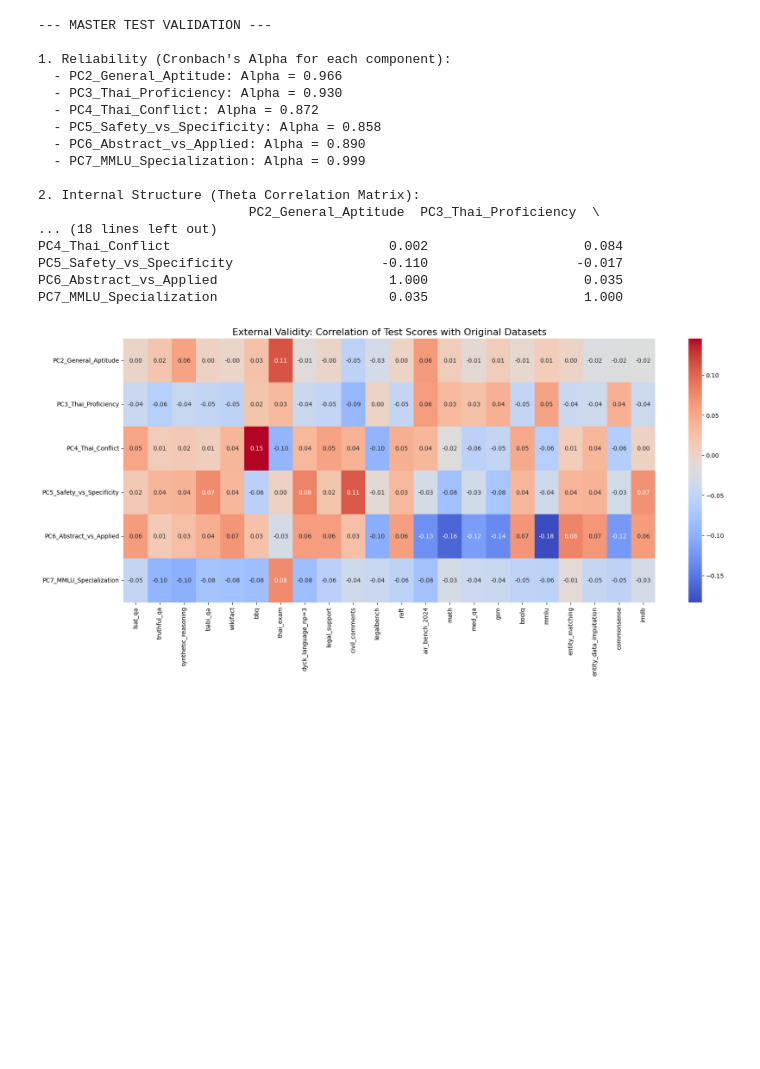
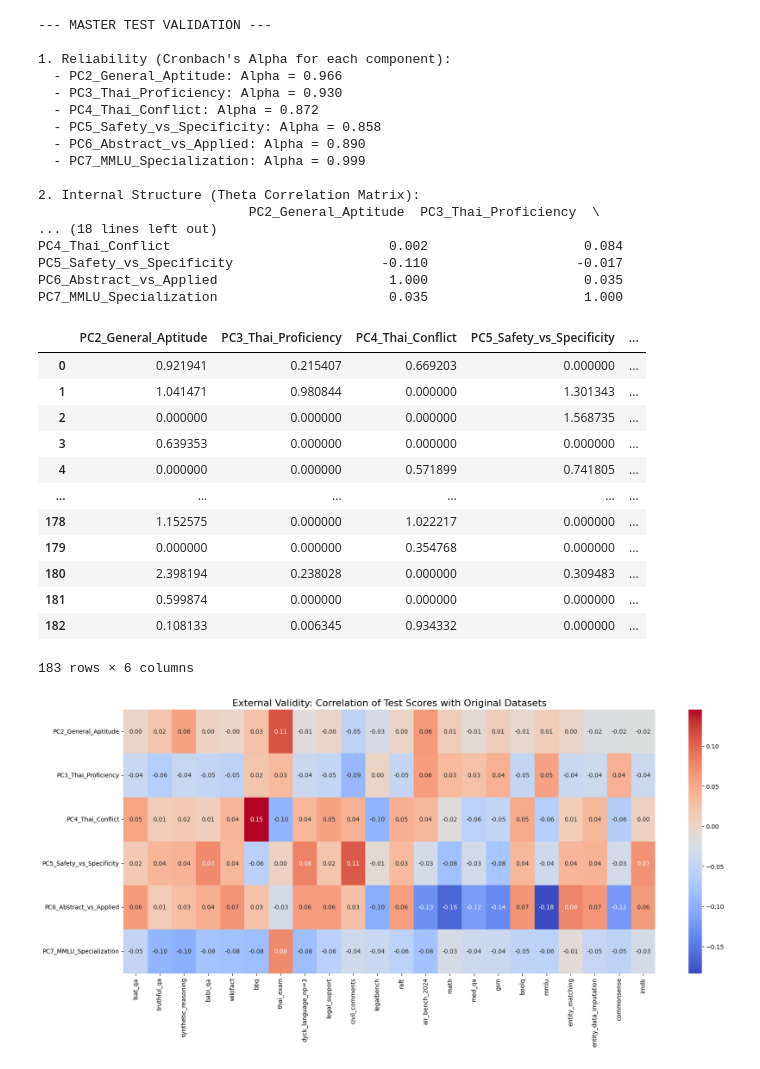
Before and after one commit to ronanhansel/reeval-multi, a Jupyter notebook: calibration/calibration_PCA.ipynb, the cells around one changed output. Saved outputs shown, nothing was run; the diff lists cells and outputs as text; code cells hidden in the pictures; blank space fills up the shorter version.

```diff
--- a/calibration/calibration_PCA.ipynb
+++ b/calibration/calibration_PCA.ipynb
@@ -324,6 +321,22 @@ thetas_df = pd.DataFrame(thetas_final.cpu().numpy(), columns=component_names)
 # This is the (183, 22) DataFrame you used for the PCA.
 # conceptual code to re-create:
 score_matrix_df = pd.read_csv("../data/scenario_probs.csv")
+# %%
+thetas_df
+# %% [output]
+|  | PC2_General_Aptitude | PC3_Thai_Proficiency | PC4_Thai_Conflict | PC5_Safety_vs_Specificity | ... |
+| 0 | 0.921941 | 0.215407 | 0.669203 | 0.000000 | ... |
+| 1 | 1.041471 | 0.980844 | 0.000000 | 1.301343 | ... |
+| 2 | 0.000000 | 0.000000 | 0.000000 | 1.568735 | ... |
+| 3 | 0.639353 | 0.000000 | 0.000000 | 0.000000 | ... |
+| 4 | 0.000000 | 0.000000 | 0.571899 | 0.741805 | ... |
+| ... | ... | ... | ... | ... | ... |
+| 178 | 1.152575 | 0.000000 | 1.022217 | 0.000000 | ... |
+| 179 | 0.000000 | 0.000000 | 0.354768 | 0.000000 | ... |
+| 180 | 2.398194 | 0.238028 | 0.000000 | 0.309483 | ... |
+| 181 | 0.599874 | 0.000000 | 0.000000 | 0.000000 | ... |
+| 182 | 0.108133 | 0.006345 | 0.934332 | 0.000000 | ... |
+183 rows × 6 columns
 # %%
 # Combine the two dataframes
 combined_df = pd.concat([thetas_df, score_matrix_df], axis=1)
```
Also changed, not shown: parts of 1 cell of this notebook, 1 other file.
